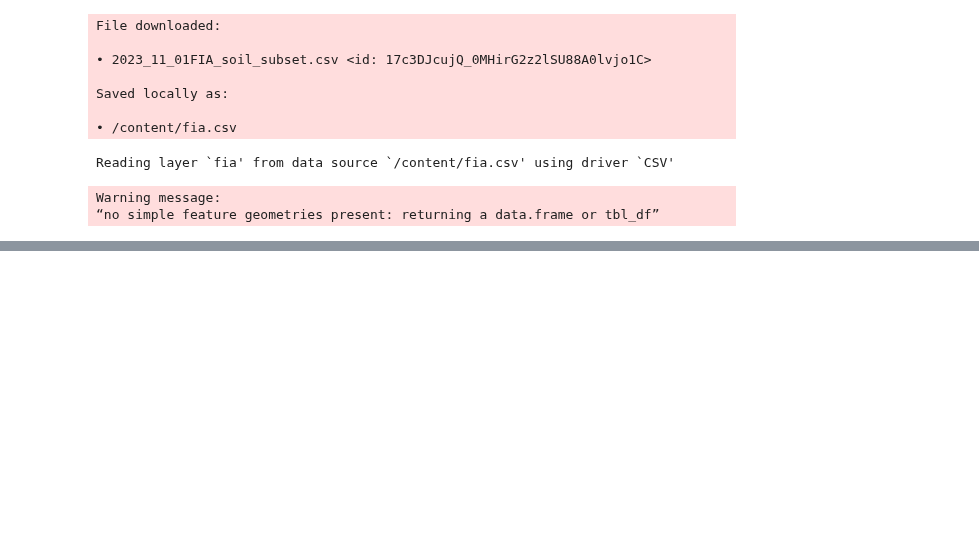
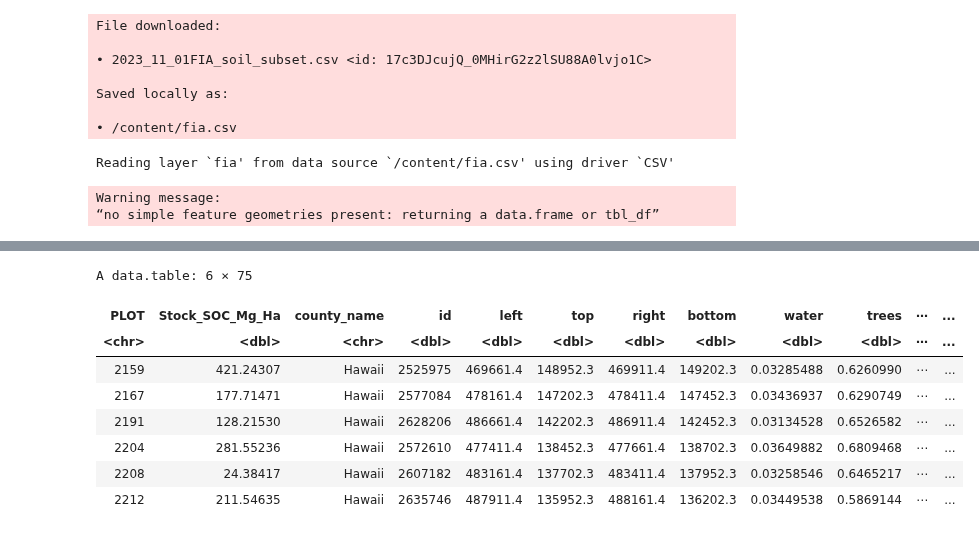
Before and after one commit to seismosmsr/hawaii_soils, a Jupyter notebook: Hawaii_Soils_Simulation.ipynb, the cells around one changed output, grey strips where cells are left out. Cells and saved outputs as stored; diff of their text form; code cells hidden in the pictures; blank space fills up the shorter version.

```diff
--- a/Hawaii_Soils_Simulation.ipynb
+++ b/Hawaii_Soils_Simulation.ipynb
@@ -146,2 +212,14 @@ stopCluster(cl)
+# %%
+sim_dt %>% head
+# %% [output]
+A data.table: 6 × 75
+| PLOT | Stock_SOC_Mg_Ha | county_name | id | left | top | right | bottom | water | trees | ⋯ | ... |
+| <chr> | <dbl> | <chr> | <dbl> | <dbl> | <dbl> | <dbl> | <dbl> | <dbl> | <dbl> | ⋯ | ... |
+| 2159 | 421.24307 | Hawaii | 2525975 | 469661.4 | 148952.3 | 469911.4 | 149202.3 | 0.03285488 | 0.6260990 | ⋯ | ... |
+| 2167 | 177.71471 | Hawaii | 2577084 | 478161.4 | 147202.3 | 478411.4 | 147452.3 | 0.03436937 | 0.6290749 | ⋯ | ... |
+| 2191 | 128.21530 | Hawaii | 2628206 | 486661.4 | 142202.3 | 486911.4 | 142452.3 | 0.03134528 | 0.6526582 | ⋯ | ... |
+| 2204 | 281.55236 | Hawaii | 2572610 | 477411.4 | 138452.3 | 477661.4 | 138702.3 | 0.03649882 | 0.6809468 | ⋯ | ... |
+| 2208 | 24.38417 | Hawaii | 2607182 | 483161.4 | 137702.3 | 483411.4 | 137952.3 | 0.03258546 | 0.6465217 | ⋯ | ... |
+| 2212 | 211.54635 | Hawaii | 2635746 | 487911.4 | 135952.3 | 488161.4 | 136202.3 | 0.03449538 | 0.5869144 | ⋯ | ... |
 # %%
 # Write to GeoPackage
```
Also changed, not shown: parts of 14 cells of this notebook.
